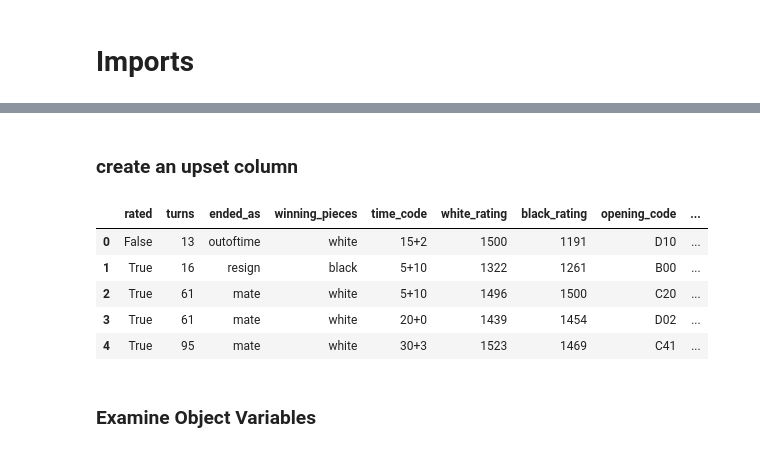
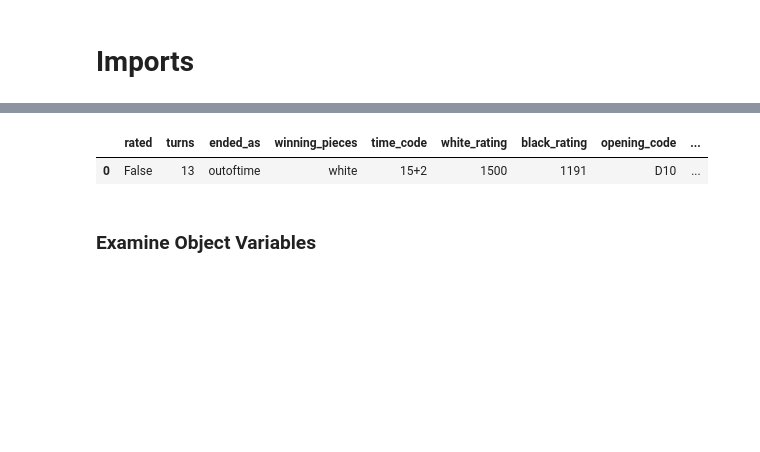
Before and after one commit to Johndsalas/chess_upsets, a Jupyter notebook: main.ipynb, the cells around one changed output, grey strips where cells are left out. Cells and saved outputs as stored; diff of their text form; code cells hidden in the pictures; blank space fills up the shorter version.

```diff
--- a/main.ipynb
+++ b/main.ipynb
@@ -104,2 +79,0 @@ memory usage: 1.2+ MB
-# %% [markdown]
-### create an upset column
@@ -119,12 +80,9 @@ df['upset'] = (((df.white_rating > df.black_rating) & (df.winning_pieces == 'bla
-# %%
-df.head()
-# %% [output]
-|  | rated | turns | ended_as | winning_pieces | time_code | white_rating | black_rating | opening_code | ... |
-| 0 | False | 13 | outoftime | white | 15+2 | 1500 | 1191 | D10 | ... |
-| 1 | True | 16 | resign | black | 5+10 | 1322 | 1261 | B00 | ... |
-| 2 | True | 61 | mate | white | 5+10 | 1496 | 1500 | C20 | ... |
-| 3 | True | 61 | mate | white | 20+0 | 1439 | 1454 | D02 | ... |
-| 4 | True | 95 | mate | white | 30+3 | 1523 | 1469 | C41 | ... |
+# %%
+df = w.wrangle_chess_data(reprep = True)
+df.head(1)
+# %% [output]
+|  | rated | turns | ended_as | winning_pieces | time_code | white_rating | black_rating | opening_code | ... |
+| 0 | False | 13 | outoftime | white | 15+2 | 1500 | 1191 | D10 | ... |
 # %% [markdown]
 ### Examine Object Variables
 # %%
```
Also changed, not shown: parts of 34 cells of this notebook, 2 other files.
